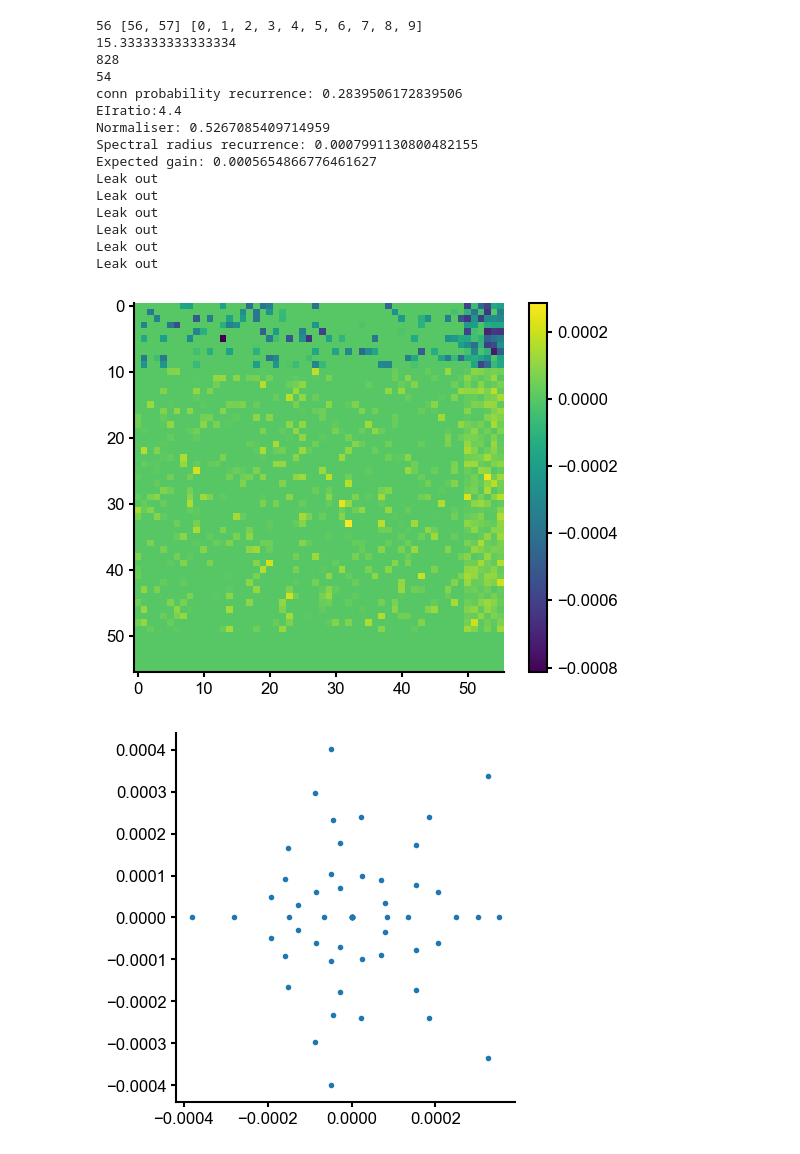
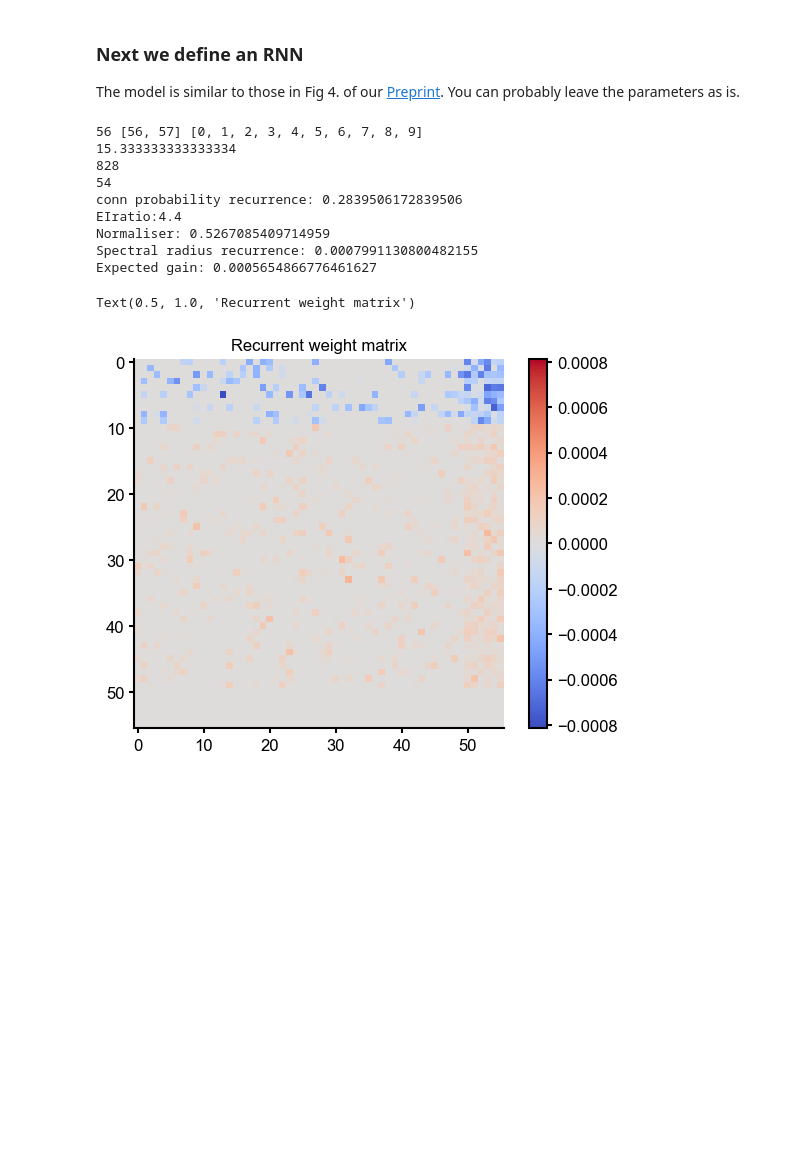
Before and after one commit to mackelab/neuro_rnn_training, a Jupyter notebook: jaxley_example/train_jaxley.ipynb, the cells around one changed output. Drawn from its saved outputs; the diff is of its cells as text; code cells hidden in the pictures; blank space fills up the shorter version.

```diff
--- a/jaxley_example/train_jaxley.ipynb
+++ b/jaxley_example/train_jaxley.ipynb
@@ -66,48 +68,47 @@ task_params={
+# %% [markdown]
+### Next we define an RNN
+The model is similar to those in Fig 4. of our [Preprint](https://www.biorxiv.org/content/10.1101/2024.08.21.608979v2).
+You can probably leave the parameters as is.
 # %%
+seed = 1
+n_rec_units = 50 # relatively small so training is fast
 
+
+g_scaling = 100_000 / 2 / np.pi / 10.0 / 1.0
 # Initial RNN params
 RNN_params = {
     "RNN_seed":seed,
     "seed":seed,
-    "n_rec":50,
-    "n_inh":10,
+    "n_rec":n_rec_units,
+    "n_inh":int(0.2*n_rec_units),
     "n_out":n_classes,
     "init_gain": .9/g_scaling,
     "out_scale":.2,
     "inp_scale":.5,
     "in_conn_prob":.1,
     "out_conn_prob":1,
     "rec_conn_prob":.05,
     "k_minus":1,
     "out_k_minus":.1,
-    "n_stim":n_stim,
+    "n_stim":n_classes,
 }
-
 
 net, conn_matrix,input_weights,input_weights_mask = build_rnn(RNN_params,verbose=False)
 
-
-im = plt.imshow(conn_matrix)
+plt.figure()
+vlim = jnp.max(jnp.abs(conn_matrix))
+im = plt.imshow(conn_matrix, cmap ='coolwarm', vmin=-vlim, vmax=vlim)
 plt.colorbar(im)
-plt.figure()
-ev = np.linalg.eigvals(conn_matrix)
-plt.scatter(ev.real, ev.imag)
-plt.gca().set_aspect("equal")  # , adjustable='box')
+plt.title("Recurrent weight matrix")
 # %% [output]
 56 [56, 57] [0, 1, 2, 3, 4, 5, 6, 7, 8, 9]
 15.333333333333334
 828
 54
 conn probability recurrence: 0.2839506172839506
 EIratio:4.4
 Normaliser: 0.5267085409714959
 Spectral radius recurrence: 0.0007991130800482155
 Expected gain: 0.0005654866776461627
-Leak out
-Leak out
-Leak out
-Leak out
-Leak out
-Leak out
+Text(0.5, 1.0, 'Recurrent weight matrix')
-[figure, old version]
+[figure, new version]
-[figure, removed]
```
Also changed, not shown: parts of 26 cells of this notebook, 1 other file.
